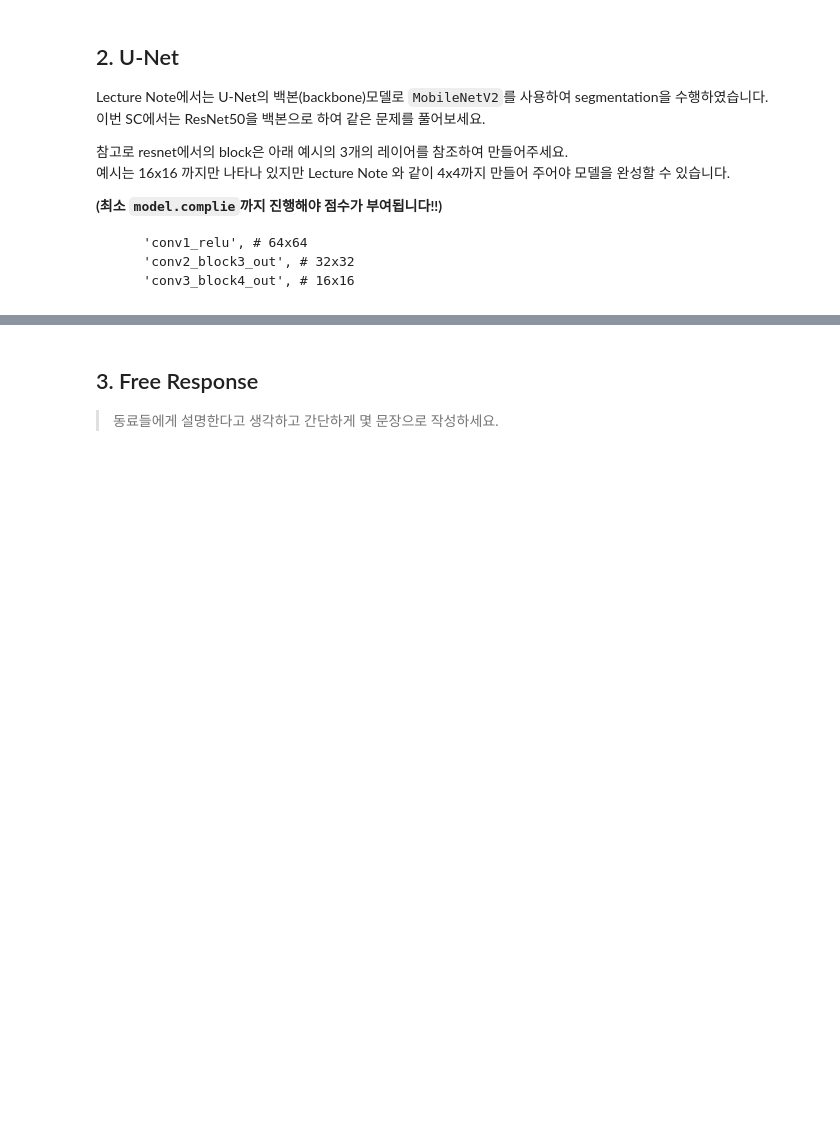
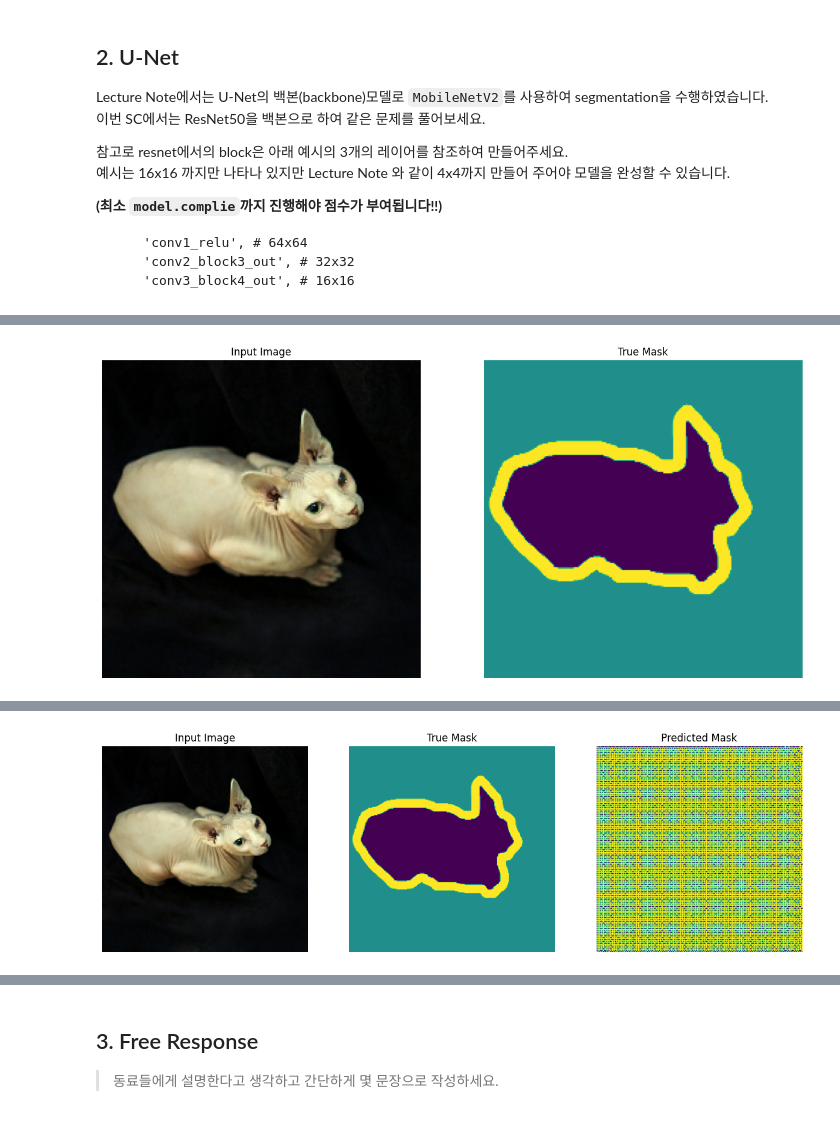
Before and after one commit to Gavintain/first, a Jupyter notebook: ai_sc33x.ipynb, the cells around one changed output, grey strips where cells are left out. Drawn from its saved outputs; the diff is of its cells as text; code cells hidden in the pictures; blank space fills up the shorter version.

```diff
--- a/ai_sc33x.ipynb
+++ b/ai_sc33x.ipynb
@@ -235,0 +289,2 @@ ValueError: ignored
+# %%
+dataset, info = tfds.load('oxford_iiit_pet:3.*.*', with_info=True)
@@ -235,0 +331,8 @@ ValueError: ignored
+# %%
+TRAIN_LENGTH = info.splits['train'].num_examples
+BATCH_SIZE = 64
+BUFFER_SIZE = 1000
+STEPS_PER_EPOCH = TRAIN_LENGTH // BATCH_SIZE
+
+train = dataset['train'].map(load_image_train, num_parallel_calls=tf.data.experimental.AUTOTUNE)
+test = dataset['test'].map(load_image_test)
@@ -235,0 +395,9 @@ ValueError: ignored
+# %%
+for image, mask in train.take(1):
+    sample_image, sample_mask = image, mask
+
+display([sample_image, sample_mask])
+
+show_predictions()
+# %% [output]
+[figure, added]
@@ -235,0 +405 @@ ValueError: ignored
+[figure, added]
```
Also changed, not shown: parts of 17 cells of this notebook.
